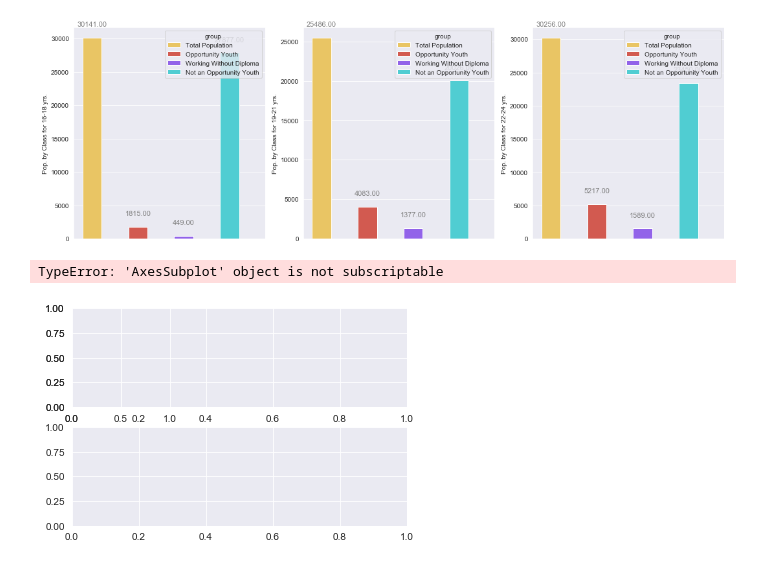
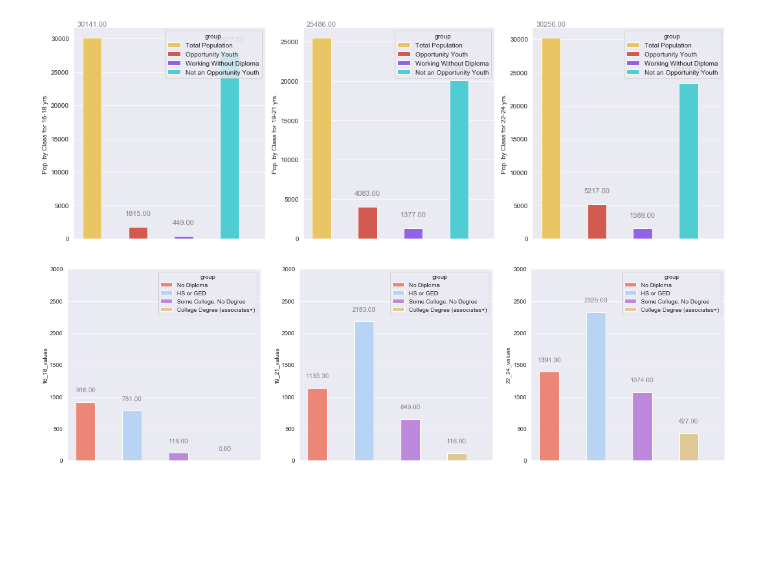
Before and after one commit to sam-thurman/dsc-mod-1-project-seattle-ds, a Jupyter notebook: notebooks/exploratory/02_samt_v2_exploratory.ipynb, the cells around one changed output. Saved outputs shown, nothing was run; the diff lists cells and outputs as text; code cells hidden in the pictures; blank space fills up the shorter version.

```diff
--- a/notebooks/exploratory/02_samt_v2_exploratory.ipynb
+++ b/notebooks/exploratory/02_samt_v2_exploratory.ipynb
@@ -108,7 +108,6 @@ viz.plot_working_diploma_status(oy_by_age_df)
 # %% [output]
 [figure]
 # %%
-viz.plot_oy_education_breakdown(oy_by_education)
+viz.plot_oy_education_breakdown_2020(oy_by_education)
 # %% [output]
-TypeError: 'AxesSubplot' object is not subscriptable
-[figure, old version]
+[figure, new version]
```
